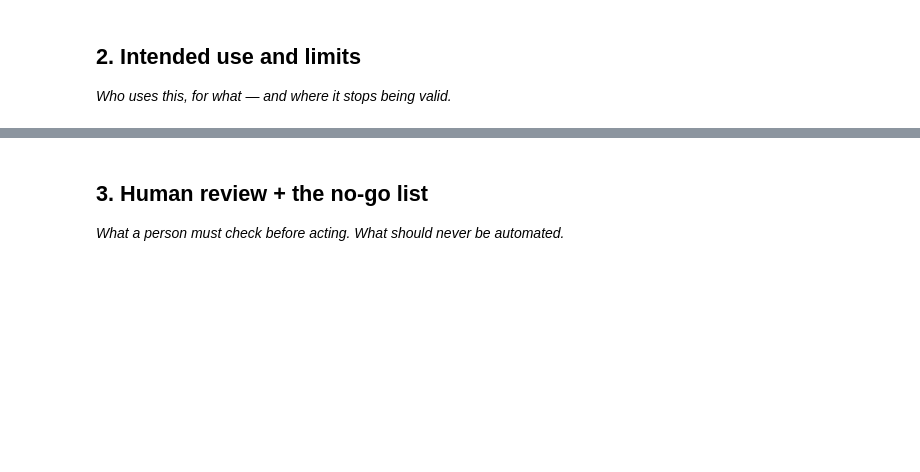
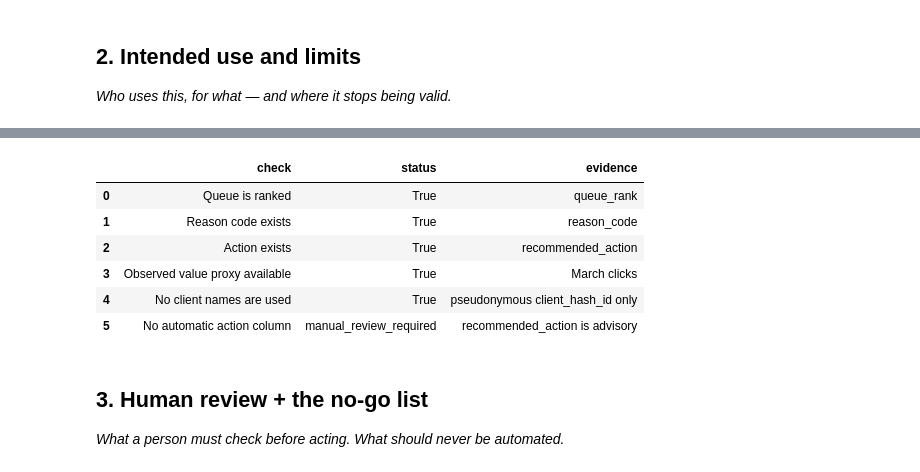
Before and after one commit to Wajiha-Waqar/FlyRankInternship, a Jupyter notebook: work/notebooks/w07_action_playbook.ipynb, the cells around one changed output, grey strips where cells are left out. Saved outputs shown, nothing was run; the diff lists cells and outputs as text; code cells hidden in the pictures; blank space fills up the shorter version.

```diff
--- a/work/notebooks/w07_action_playbook.ipynb
+++ b/work/notebooks/w07_action_playbook.ipynb
@@ -23,3 +719,50 @@ This skeleton is yours to fill. Work the sections **in order** — each one has
+# %%
+# ============================================================
+# 2. Intended-use checks
+# ============================================================
+
+intended_use_checks = pd.DataFrame([
+    {
+        "check": "Queue is ranked",
+        "status": True,
+        "evidence": "queue_rank"
+    },
+    {
+        "check": "Reason code exists",
+        "status": queue["reason_code"].notna().all(),
+        "evidence": "reason_code"
+    },
+    {
+        "check": "Action exists",
+        "status": queue["recommended_action"].notna().all(),
+        "evidence": "recommended_action"
+    },
+    {
+        "check": "Observed value proxy available",
+        "status": queue["gsc_clicks_march"].notna().all(),
+        "evidence": "March clicks"
+    },
+    {
+        "check": "No client names are used",
+        "status": True,
+        "evidence": "pseudonymous client_hash_id only"
+    },
+    {
+        "check": "No automatic action column",
+        "status": "manual_review_required",
+        "evidence": "recommended_action is advisory"
+    }
+])
+
+intended_use_checks
+# %% [output]
+|  | check | status | evidence |
+| 0 | Queue is ranked | True | queue_rank |
+| 1 | Reason code exists | True | reason_code |
+| 2 | Action exists | True | recommended_action |
+| 3 | Observed value proxy available | True | March clicks |
+| 4 | No client names are used | True | pseudonymous client_hash_id only |
+| 5 | No automatic action column | manual_review_required | recommended_action is advisory |
 # %% [markdown]
 ## 3. Human review + the no-go list
 
```
Also changed, not shown: parts of 28 cells of this notebook.
